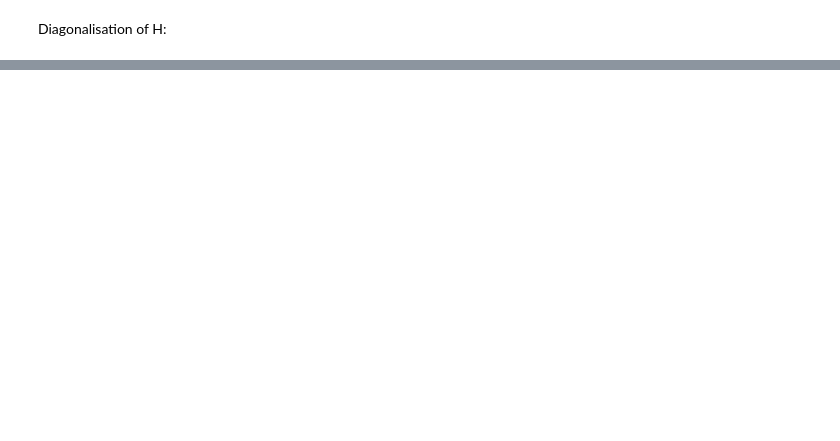
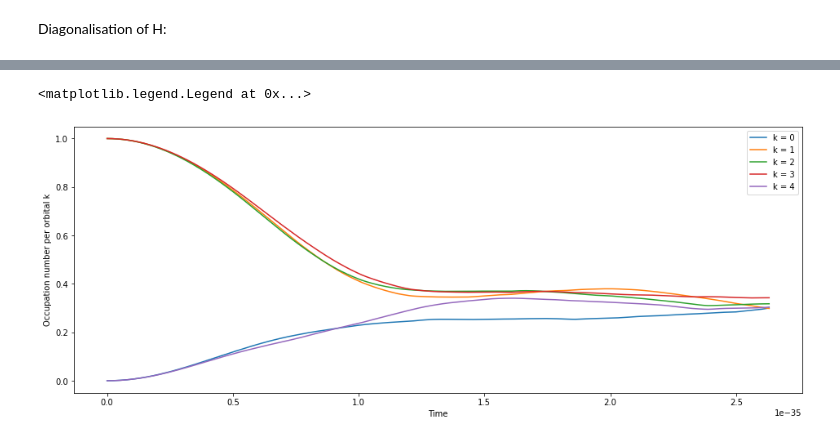
Before and after one commit to justas-b/strongly-interacting-many-body-systems-using-GPUs, a Jupyter notebook: main_code.ipynb, the cells around one changed output, grey strips where cells are left out. Drawn from its saved outputs; the diff is of its cells as text; code cells hidden in the pictures; blank space fills up the shorter version.

```diff
--- a/main_code.ipynb
+++ b/main_code.ipynb
@@ -255,0 +212,48 @@ array([ 0.1020002 +0.01405032j,  0.02366482-0.05418718j,
+# %%
+def coef(dt, it, init_state):
+    '''Returns an array of weighted coefficients for an evolved state for a given time step dt, the iteration it, and some initial state init_state'''
+    evolved_state = V_t(dt*it)[init_state] #calculates evolution of the state and extracts the final step
+    evolved_state_conj = np.conj(evolved_state) #calculates the complex conjugate of the coefficients
+    coefficients = np.empty(size(k,m))
+
+    for i in range(size(k,m)):
+        coefficients[i] = np.dot(evolved_state[i].real, evolved_state_conj[i].real) + np.dot(evolved_state[i].imag, evolved_state_conj[i].imag) #calculates the inner product of the evolved state and its complex conjugate
+    return coefficients
+# %%
+def occupation_number(dt, it, init_state, lev):
+    '''Evaluates the occupation number for a given level lev'''
+    _sum = 0
+    coefs = coef(dt, it, init_state) #calls function that calculates the weightings of each state
+
+    for i in range(size(k,m)):
+        _sum += np.abs(coefs[i])*i_state_map[i][lev] #dot product between the weights and states
+    return _sum
+# %%
+t = np.empty(500)
+k0 = np.empty(500)
+k1 = np.empty(500)
+k2 = np.empty(500)
+k3 = np.empty(500)
+k4 = np.empty(500)
+dt = hbar/2000
+# %%
+for i in range(500):
+    t[i] = dt*i
+    k0[i] = occupation_number(dt, i, 67, 0)
+    k1[i] = occupation_number(dt, i, 67, 1)
+    k2[i] = occupation_number(dt, i, 67, 2)
+    k3[i] = occupation_number(dt, i, 67, 3)
+    k4[i] = occupation_number(dt, i, 67, 4)
+# %%
+fig, axes = plt.subplots(figsize=((16,6)))
+axes.plot(t,k0, label='k = 0')
+axes.plot(t,k1, label='k = 1')
+axes.plot(t,k2, label='k = 2')
+axes.plot(t,k3, label='k = 3')
+axes.plot(t,k4, label='k = 4')
+axes.set_xlabel("Time")
+axes.set_ylabel("Occupation number per orbital k")
+axes.legend()
+# %% [output]
+<matplotlib.legend.Legend at 0x...>
+[figure, added]
```
Also changed, not shown: parts of 45 cells of this notebook.
